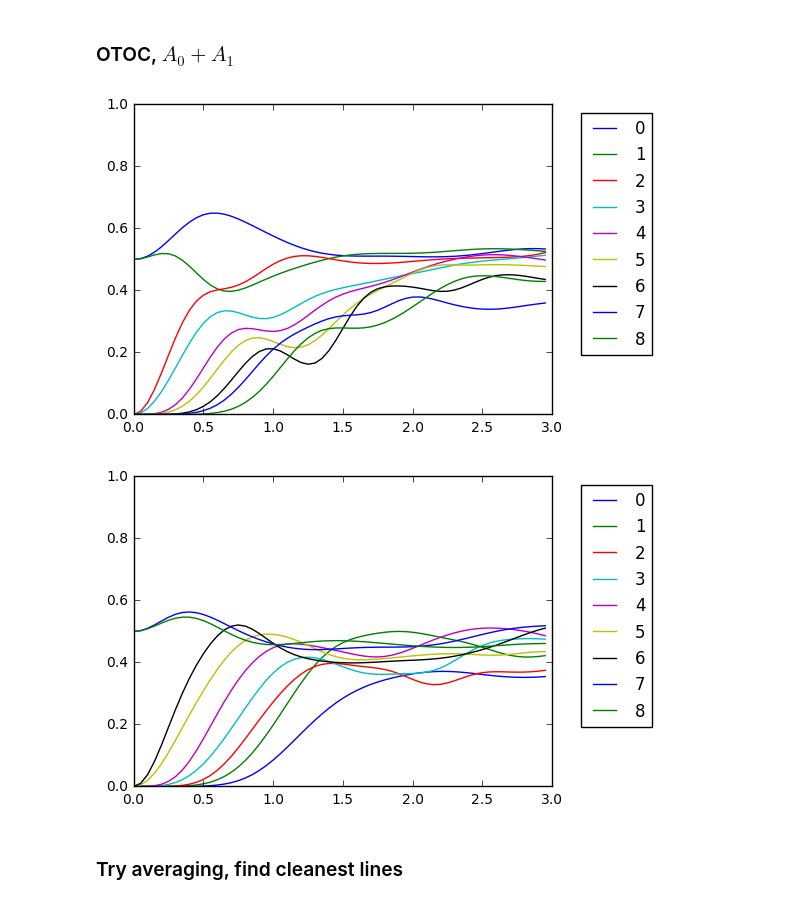
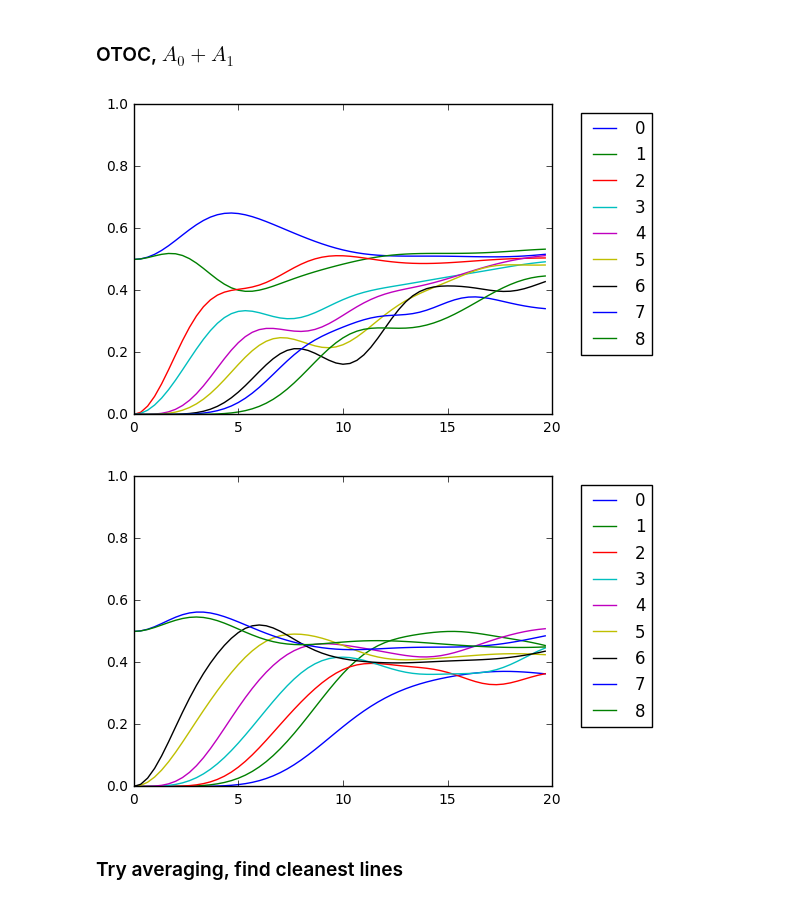
Before and after one commit to cnstahl/Asymmetric, a Jupyter notebook: python/Hamiltonian/Dense Hamiltonian.ipynb, the cells around one changed output. Drawn from its saved outputs; the diff is of its cells as text; code cells hidden in the pictures.

```diff
--- a/python/Hamiltonian/Dense Hamiltonian.ipynb
+++ b/python/Hamiltonian/Dense Hamiltonian.ipynb
@@ -18,5 +18,5 @@ weightfore7, weightback7 = asym.get_plot_weights(L, end, n, here=False)
 # %%
-end = (int) (n*3)
+end = (int) (n*stop)
 
 ax = plt.subplot(111)
 for i in range(L):
@@ -44,13 +44,13 @@ plt.show()
 # %%
 L = 9
 # Total time elapsed
-end = 3
+stop = 20
 # Time steps per second
-n = 20
+n = 3
 
-weightfore9, weightback9 = asym.get_plot_weights(L, end, n, here=False, dense = True)
+weightfore9, weightback9 = asym.get_plot_weights(L, stop, n, here=False, dense = True)
 # %%
-end = (int) (n*3)
+end = (int) (n*stop)
 
 ax = plt.subplot(111)
 for i in range(L):
@@ -77,36 +77,36 @@ plt.show()
 # %%
 L = 9
 # Total time elapsed
-end = 3
+stop = 20
 # Time steps per second
-n = 20
+n = 3
 
-weightfore9, weightback9 = asym.get_all_weights(L, end, n, here=True, pauli=False, dense=True,
+weightfore9, weightback9 = asym.get_all_weights(L, stop, n, here=True, pauli=False, dense=True,
                     dot_strength=None, field_strength=None,
                     Azero=False, Aplus=True, Amult=False)
 # %%
-end = (int) (n*3)
+end = (int) (n*stop)
 
 ax = plt.subplot(111)
 for i in range(L):
     ax.plot(np.arange(end)/n,weightfore9[i,:end], label = str(i))
 box = ax.get_position()
 ax.set_position([box.x0, box.y0, box.width * 0.9, box.height])
 ax.legend(bbox_to_anchor=(1.05, 1), loc=2)
 plt.ylim(0,1)
 plt.show()
 
 ax = plt.subplot(111)
 for i in range(L):
     ax.plot(np.arange(end)/n,weightback9[i,:end], label = str(i))
 box = ax.get_position()
 ax.set_position([box.x0, box.y0, box.width * 0.9, box.height])
 ax.legend(bbox_to_anchor=(1.05, 1), loc=2)
 plt.ylim(0,1)
 plt.show()
 # %% [output]
-[figure, old version]
+[figure, new version]
-[figure, old version]
+[figure, new version]
 # %% [markdown]
 ### Try averaging, find cleanest lines
 # %%
```
Also changed, not shown: parts of 7 cells of this notebook, 8 other files.
